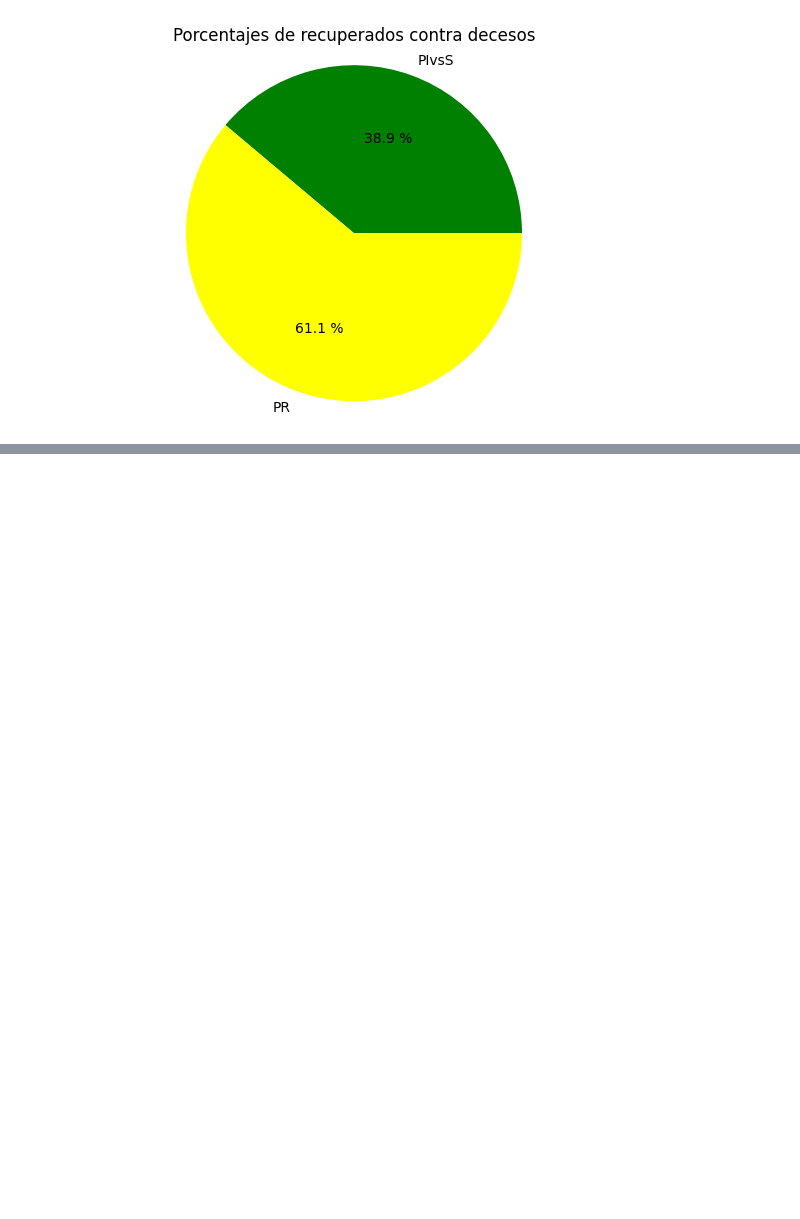
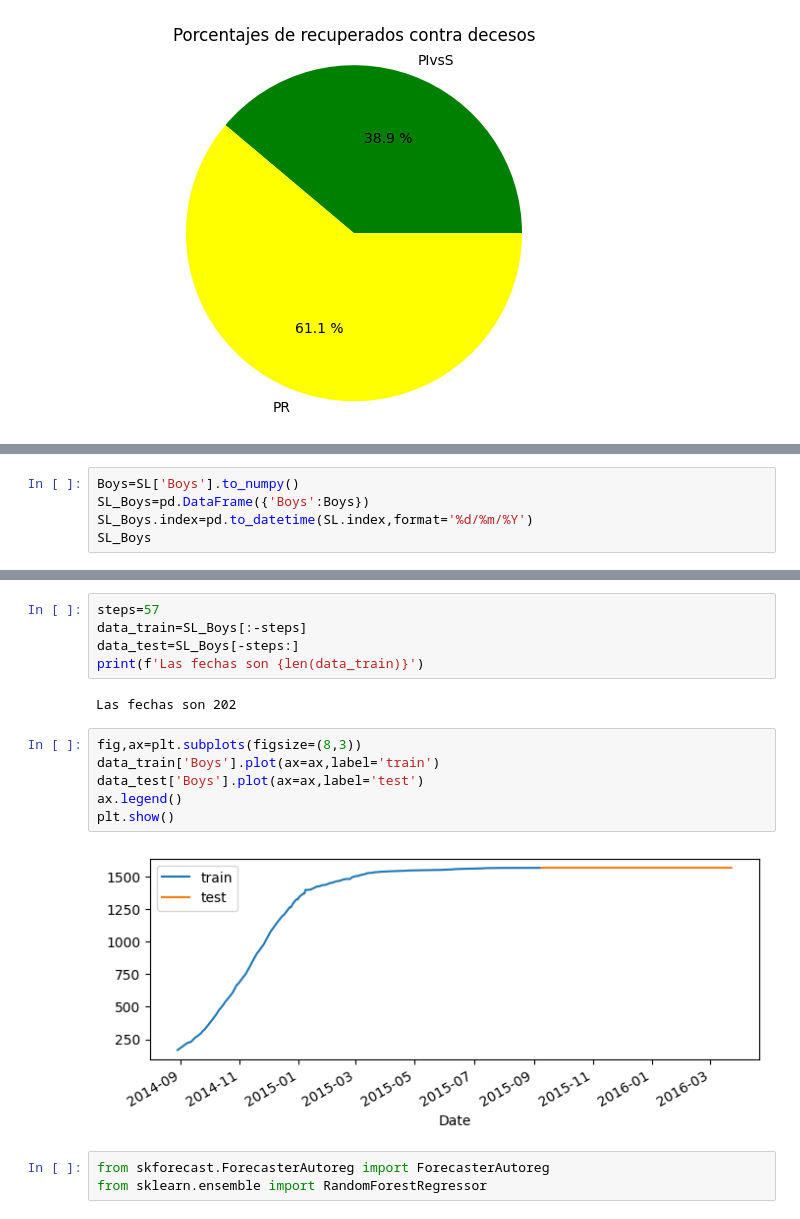
Before and after one commit to hectorhh45/tarea_thc1, a Jupyter notebook: 9/nov/2023.ipynb, the cells around one changed output, grey strips where cells are left out. Saved outputs shown, nothing was run; the diff lists cells and outputs as text; blank space fills up the shorter version.

```diff
--- a/9/nov/2023.ipynb
+++ b/9/nov/2023.ipynb
@@ -193,0 +257,5 @@ plt.show()
+# %%
+Boys=SL['Boys'].to_numpy()
+SL_Boys=pd.DataFrame({'Boys':Boys})
+SL_Boys.index=pd.to_datetime(SL.index,format='%d/%m/%Y')
+SL_Boys
@@ -193,0 +277,18 @@ plt.show()
+# %%
+steps=57
+data_train=SL_Boys[:-steps]
+data_test=SL_Boys[-steps:]
+print(f'Las fechas son {len(data_train)}')
+# %% [output]
+Las fechas son 202
+# %%
+fig,ax=plt.subplots(figsize=(8,3))
+data_train['Boys'].plot(ax=ax,label='train')
+data_test['Boys'].plot(ax=ax,label='test')
+ax.legend()
+plt.show()
+# %% [output]
+[figure, added]
+# %%
+from skforecast.ForecasterAutoreg import ForecasterAutoreg
+from sklearn.ensemble import RandomForestRegressor
```
Also changed, not shown: parts of 6 cells of this notebook.
